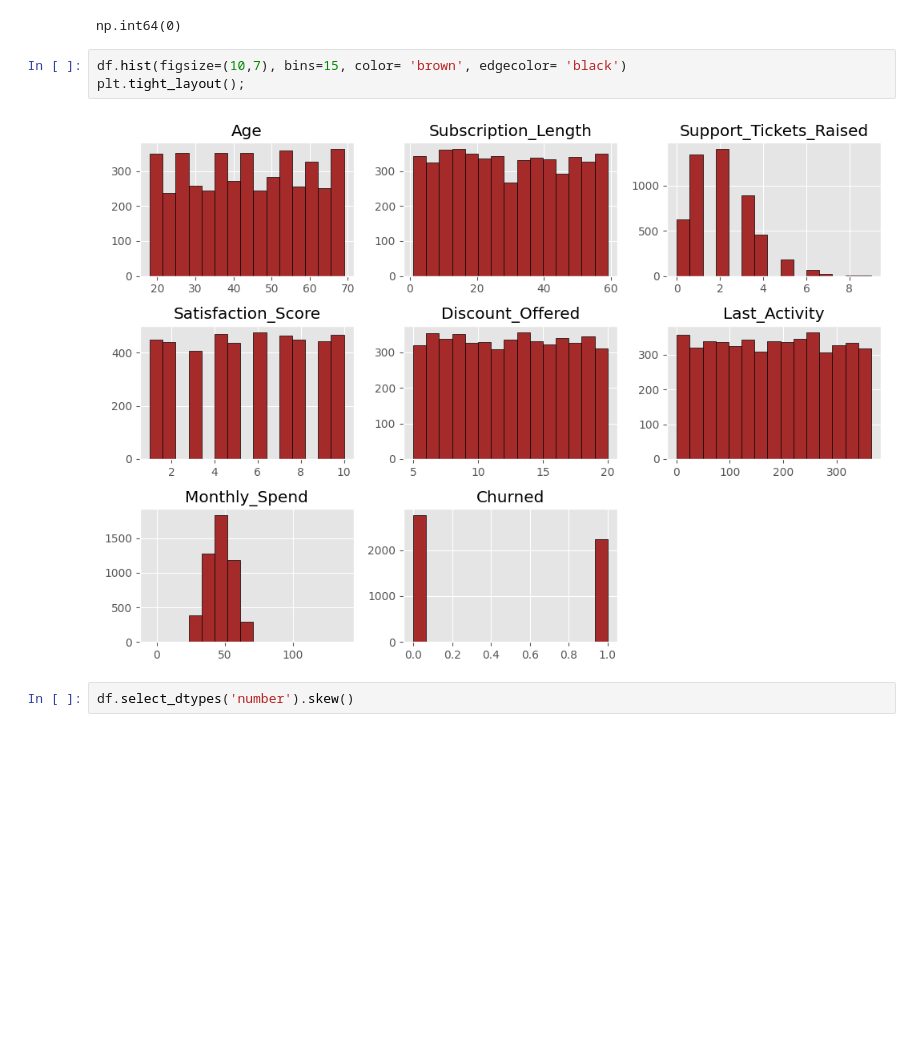
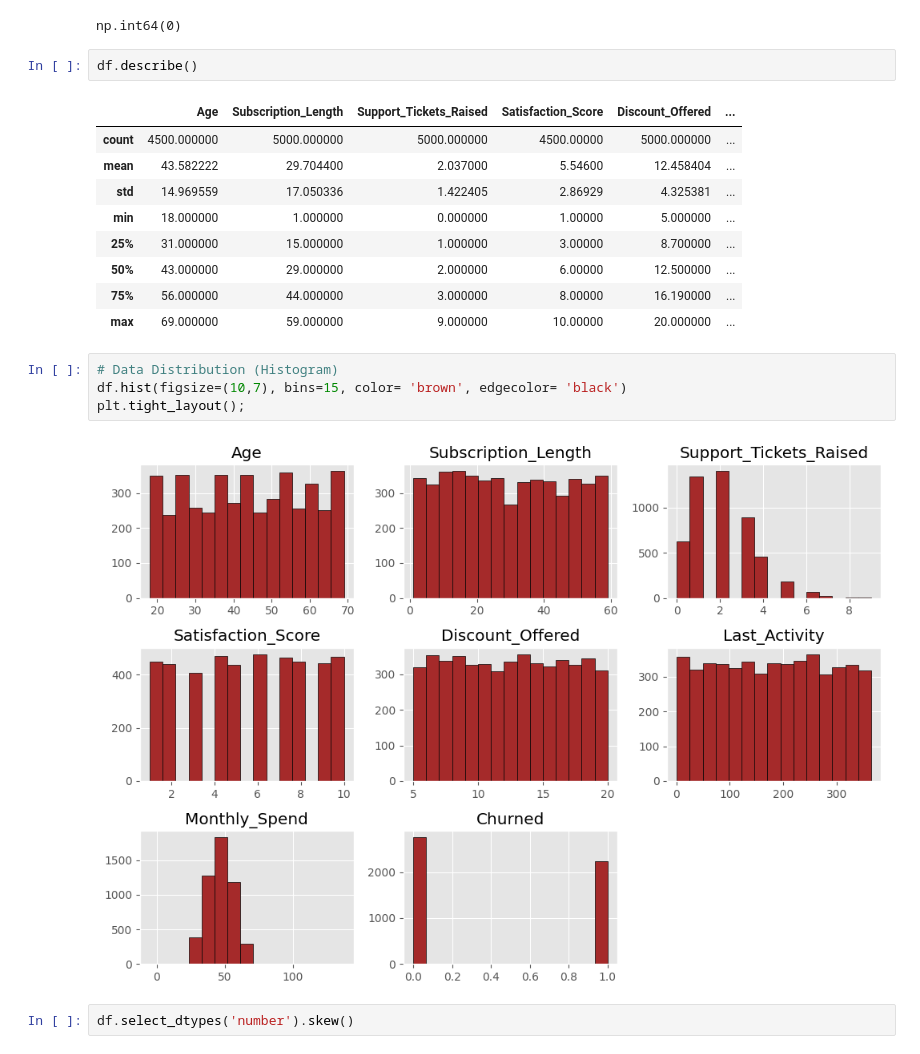
Before and after one commit to Betheloguguo/Customer-Churn-Prediction, a Jupyter notebook: Churn.ipynb, the cells around one changed output. Saved outputs shown, nothing was run; the diff lists cells and outputs as text; blank space fills up the shorter version.

```diff
--- a/Churn.ipynb
+++ b/Churn.ipynb
@@ -70,7 +70,20 @@ dtype: int64
 df.duplicated().sum()
 # %% [output]
 np.int64(0)
+# %%
+df.describe()
+# %% [output]
+|  | Age | Subscription_Length | Support_Tickets_Raised | Satisfaction_Score | Discount_Offered | ... |
+| count | 4500.000000 | 5000.000000 | 5000.000000 | 4500.00000 | 5000.000000 | ... |
+| mean | 43.582222 | 29.704400 | 2.037000 | 5.54600 | 12.458404 | ... |
+| std | 14.969559 | 17.050336 | 1.422405 | 2.86929 | 4.325381 | ... |
+| min | 18.000000 | 1.000000 | 0.000000 | 1.00000 | 5.000000 | ... |
+| 25% | 31.000000 | 15.000000 | 1.000000 | 3.00000 | 8.700000 | ... |
+| 50% | 43.000000 | 29.000000 | 2.000000 | 6.00000 | 12.500000 | ... |
+| 75% | 56.000000 | 44.000000 | 3.000000 | 8.00000 | 16.190000 | ... |
+| max | 69.000000 | 59.000000 | 9.000000 | 10.00000 | 20.000000 | ... |
 # %%
+# Data Distribution (Histogram)
 df.hist(figsize=(10,7), bins=15, color= 'brown', edgecolor= 'black')
 plt.tight_layout();
 # %% [output]
```
Also changed, not shown: parts of 12 cells of this notebook.
